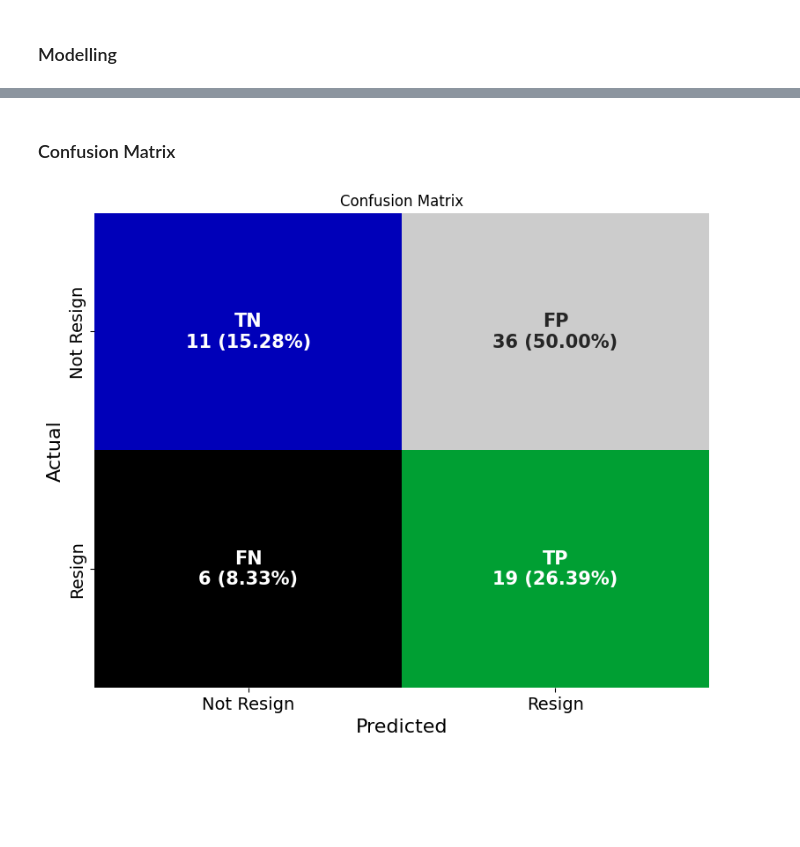
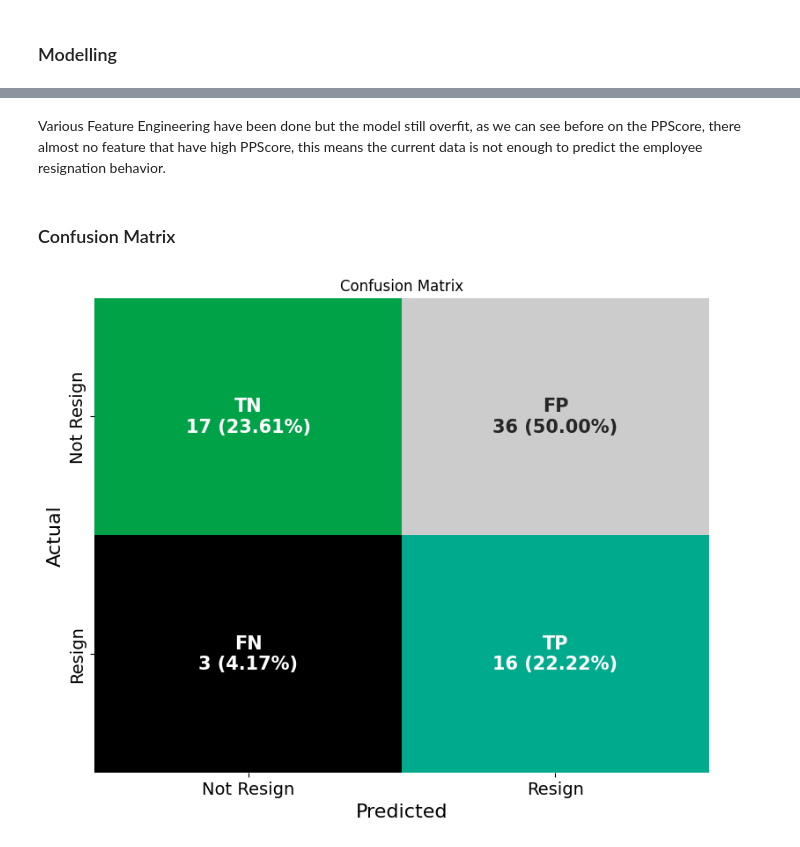
Before and after one commit to azaryasph/Improving-Employee-Retention-By-Predicting-Employee-Attrition-Using-Machine-Learning, a Jupyter notebook: notebook/predict_employee_attrition.ipynb, the cells around one changed output, grey strips where cells are left out. Saved outputs shown, nothing was run; the diff lists cells and outputs as text; code cells hidden in the pictures; blank space fills up the shorter version.

Commit message:
chore: fixed new feature and lr model

```diff
--- a/notebook/predict_employee_attrition.ipynb
+++ b/notebook/predict_employee_attrition.ipynb
@@ -939,7 +939,9 @@ to_replace = platform_vc[platform_vc < 20].index
 data_proc['HiringPlatform'] = data_proc['HiringPlatform'].replace(to_replace, 'Others')
 
 prsnt_year = datetime.now().year
-data_proc['EmploymentTenure'] = prsnt_year - data_proc['HiringYear']
+data_proc['EmploymentTenure'] = np.where(data_proc['ResignYear'].isna(),
+                                         prsnt_year - data_proc['HiringYear'],
+                                         data_proc['ResignYear'] - data_proc['HiringYear'])
 
 # Because there's missing values on some features,
 # so I need to fill the missing values first for each train test before creating some new features
@@ -1614,12 +1549,0 @@ Best Score: 0.7304761904761905
-# %%
-rf_tuned = RandomForestClassifier(**best_params, random_state=103)
-
-# Train and evaluate the tuned Random Forest model
-score_rf_tuned = train_eval_model(rf_tuned, X_train_new, y_train_over, X_test_new, y_test, 0.35)
-
-# Display the evaluation metrics of the tuned Random Forest model
-display(score_rf_tuned)
-
-fig, ax = plt.subplots(figsize=(10, 6))
-
-plot_roc_curve(rf_tuned, X_train_new, y_train_over, X_test_new, y_test, ax)
@@ -1751,3 +1572,5 @@ plot_roc_curve(gb_tuned2, X_train_new, y_train_over, X_test_new, y_test, ax)
+# %% [markdown]
+Various Feature Engineering have been done but the model still overfit, as we can see before on the PPScore, there almost no feature that have high PPScore, this means the current data is not enough to predict the employee resignation behavior.
 # %% [markdown]
 ### Confusion Matrix
 # %%
@@ -1782,32 +1605,32 @@ def plot_confusion_matrix(model, X_test, y_test, threshold):
                        ['FN', 'TP']])
 
     # Create labels with the percentage values
     labels = (np.asarray(["{0}\n{1} ({2:.2%})".format(label, value, percentage)
                               for label, value, percentage in zip(labels.flatten(), cm.flatten(), cm_perc.flatten())])
                  ).reshape(2,2)
 
     # Create a heatmap of the confusion matrix
     plt.figure(figsize=(9, 7))
     sns.heatmap(
         cm,
         annot=labels,
         fmt='',
         cmap='nipy_spectral',
         cbar=False,
         annot_kws={'size': 15, 'weight': 'bold'},
         # linewidths=0.5,
         linecolor='black',
         xticklabels=['Not Resign', 'Resign'],
         yticklabels=['Not Resign', 'Resign']
 
     )
     plt.xticks(fontsize=14)
     plt.yticks(fontsize=14)
     plt.xlabel('Predicted', fontsize=16)
     plt.ylabel('Actual', fontsize=16)
     plt.title('Confusion Matrix')
     plt.show()
 
-plot_confusion_matrix(rf_tuned, X_test_ohe, y_test, 0.35)
+plot_confusion_matrix(rf_tuned, X_test_new, y_test, 0.35)
 # %% [output]
-[figure, old version]
+[figure, new version]
```
Also changed, not shown: parts of 29 cells of this notebook.
